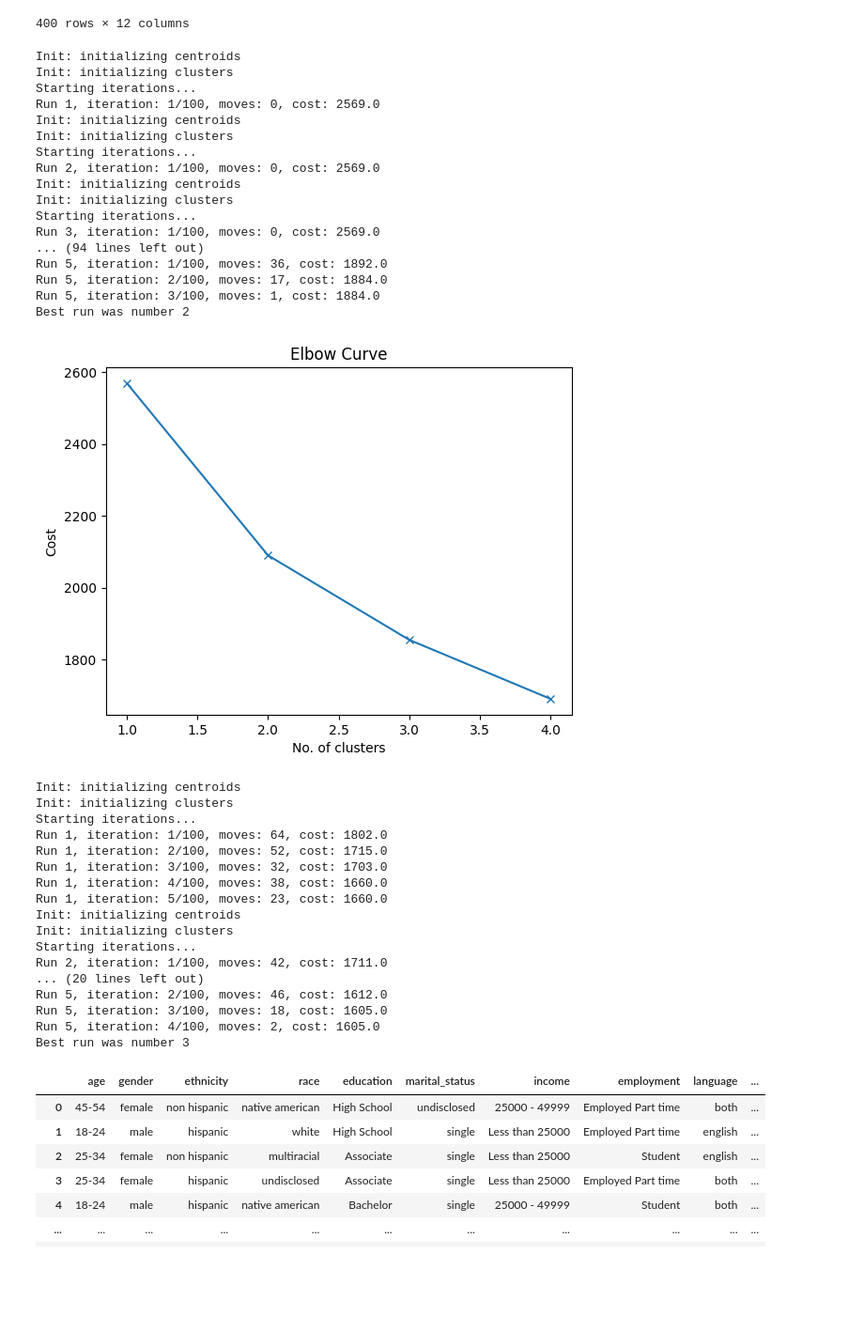
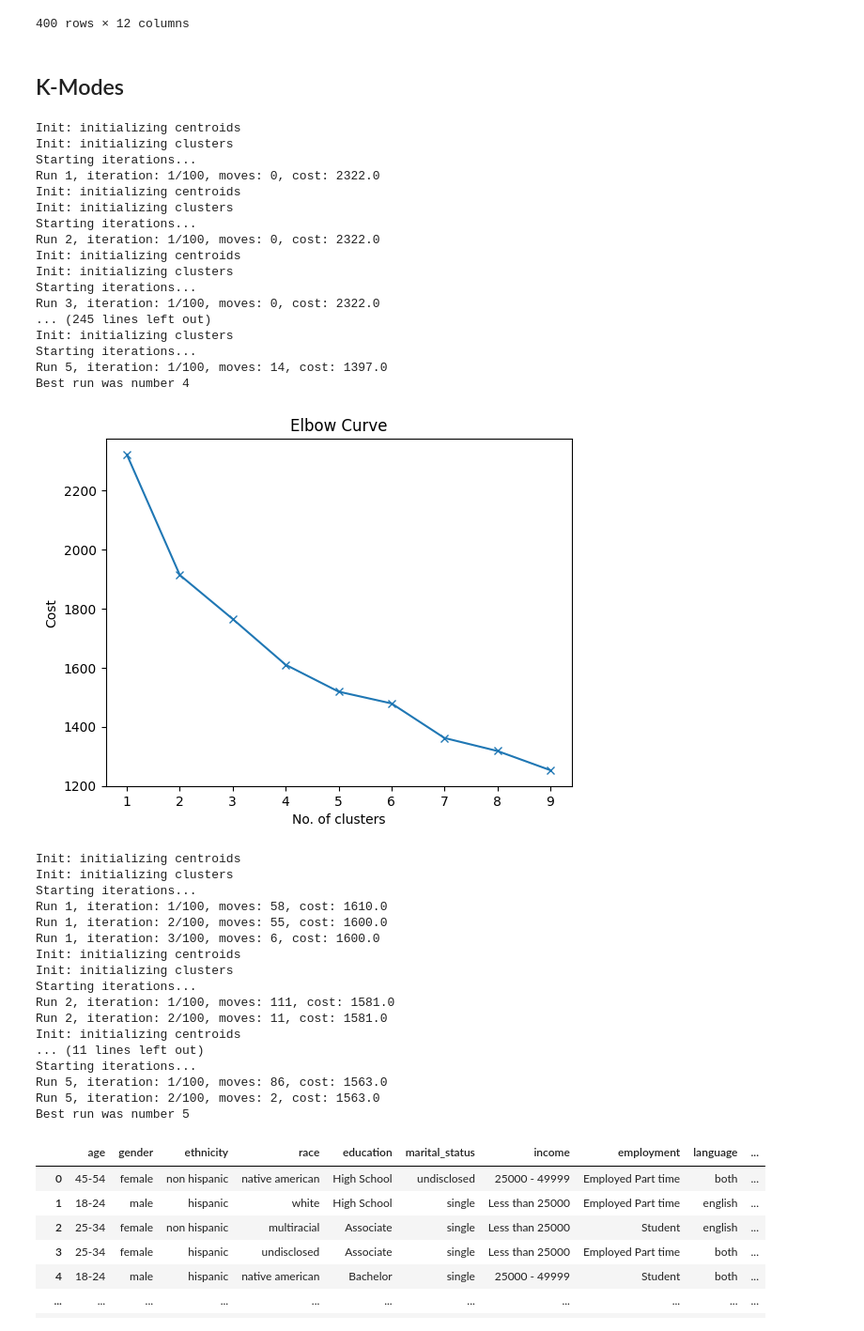
Before and after one commit to esoto15/text-tone-preference-analysis, a Jupyter notebook: kmodes.ipynb, the cells around one changed output. Shown at 94% size. Drawn from its saved outputs; the diff is of its cells as text; code cells hidden in the pictures; blank space fills up the shorter version.

```diff
--- a/kmodes.ipynb
+++ b/kmodes.ipynb
@@ -21,41 +21,43 @@ df
 400 rows × 12 columns
 # %%
 df.drop('Cluster', axis=1, inplace=True)
+# %% [markdown]
+## K-Modes
 # %%
 import matplotlib.pyplot as plt
 # %%
 # Elbow curve to find optimal K
 cost = []
-K = range(1,5)
+K = range(1,10)
 for k in list(K):
     kmode = KModes(n_clusters=k, init = "random", n_init = 5, verbose=1)
     kmode.fit_predict(df)
     cost.append(kmode.cost_)
 
 plt.plot(K, cost, 'x-')
 plt.xlabel('No. of clusters')
 plt.ylabel('Cost')
 plt.title('Elbow Curve')
 plt.show()
 # %% [output]
 Init: initializing centroids
 Init: initializing clusters
 Starting iterations...
-Run 1, iteration: 1/100, moves: 0, cost: 2569.0
+Run 1, iteration: 1/100, moves: 0, cost: 2322.0
 Init: initializing centroids
 Init: initializing clusters
 Starting iterations...
-Run 2, iteration: 1/100, moves: 0, cost: 2569.0
+Run 2, iteration: 1/100, moves: 0, cost: 2322.0
 Init: initializing centroids
 Init: initializing clusters
 Starting iterations...
-Run 3, iteration: 1/100, moves: 0, cost: 2569.0
-... (94 lines left out)
-Run 5, iteration: 1/100, moves: 36, cost: 1892.0
-Run 5, iteration: 2/100, moves: 17, cost: 1884.0
-Run 5, iteration: 3/100, moves: 1, cost: 1884.0
-Best run was number 2
+Run 3, iteration: 1/100, moves: 0, cost: 2322.0
+... (245 lines left out)
+Init: initializing clusters
+Starting iterations...
+Run 5, iteration: 1/100, moves: 14, cost: 1397.0
+Best run was number 4
-[figure, old version]
+[figure, new version]
 # %%
 kmodes = KModes(n_clusters=5, init='random', n_init=5, verbose=1)
 
@@ -65,20 +67,20 @@ clusters = kmodes.fit_predict(df)
 Init: initializing centroids
 Init: initializing clusters
 Starting iterations...
-Run 1, iteration: 1/100, moves: 64, cost: 1802.0
-Run 1, iteration: 2/100, moves: 52, cost: 1715.0
-Run 1, iteration: 3/100, moves: 32, cost: 1703.0
-Run 1, iteration: 4/100, moves: 38, cost: 1660.0
-Run 1, iteration: 5/100, moves: 23, cost: 1660.0
+Run 1, iteration: 1/100, moves: 58, cost: 1610.0
+Run 1, iteration: 2/100, moves: 55, cost: 1600.0
+Run 1, iteration: 3/100, moves: 6, cost: 1600.0
 Init: initializing centroids
 Init: initializing clusters
 Starting iterations...
-Run 2, iteration: 1/100, moves: 42, cost: 1711.0
-... (20 lines left out)
-Run 5, iteration: 2/100, moves: 46, cost: 1612.0
-Run 5, iteration: 3/100, moves: 18, cost: 1605.0
-Run 5, iteration: 4/100, moves: 2, cost: 1605.0
-Best run was number 3
+Run 2, iteration: 1/100, moves: 111, cost: 1581.0
+Run 2, iteration: 2/100, moves: 11, cost: 1581.0
+Init: initializing centroids
+... (11 lines left out)
+Starting iterations...
+Run 5, iteration: 1/100, moves: 86, cost: 1563.0
+Run 5, iteration: 2/100, moves: 2, cost: 1563.0
+Best run was number 5
 # %%
 df['Cluster'] = clusters
 # %%
```
Also changed, not shown: parts of 14 cells of this notebook, 4 other files.
